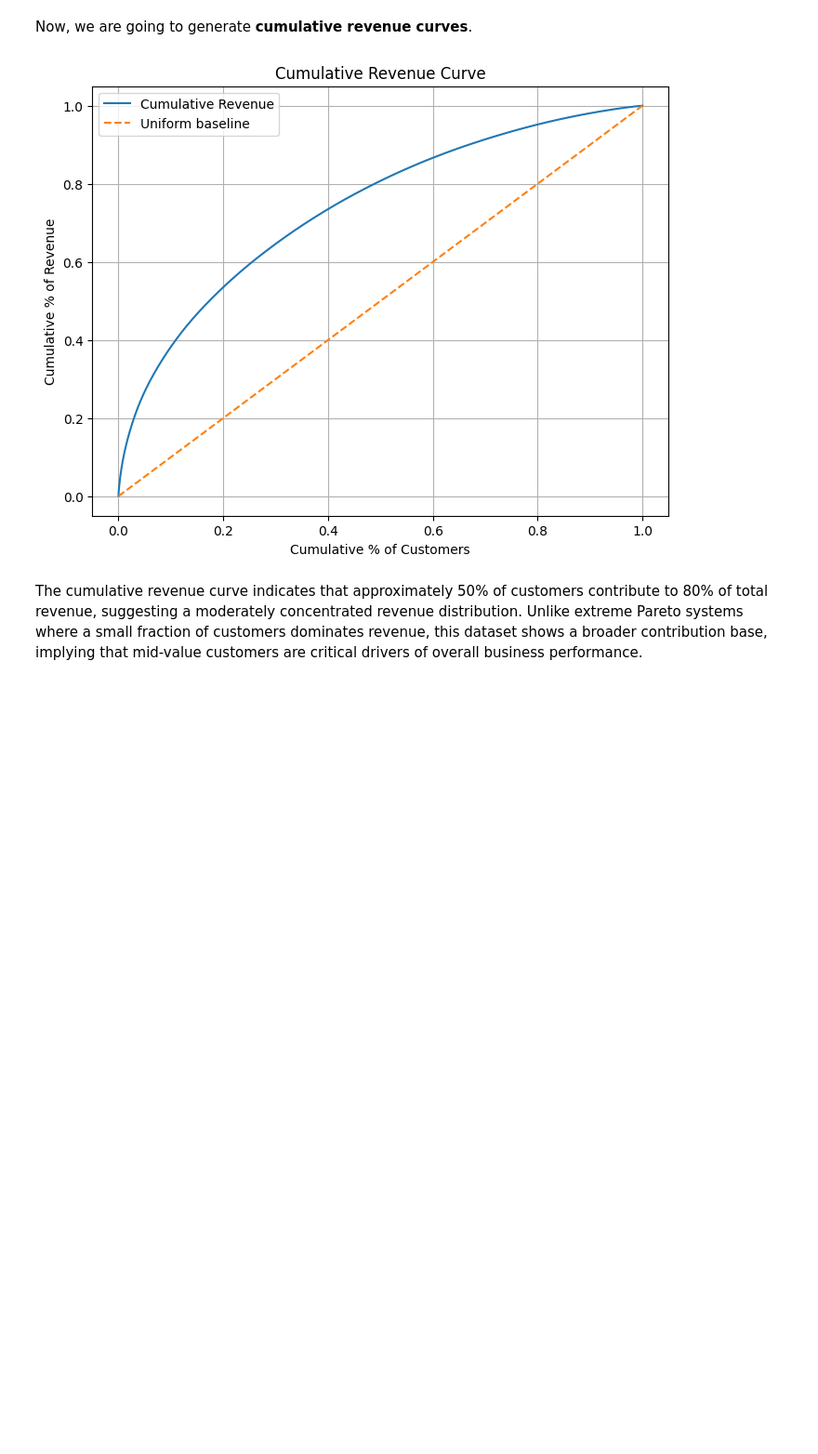
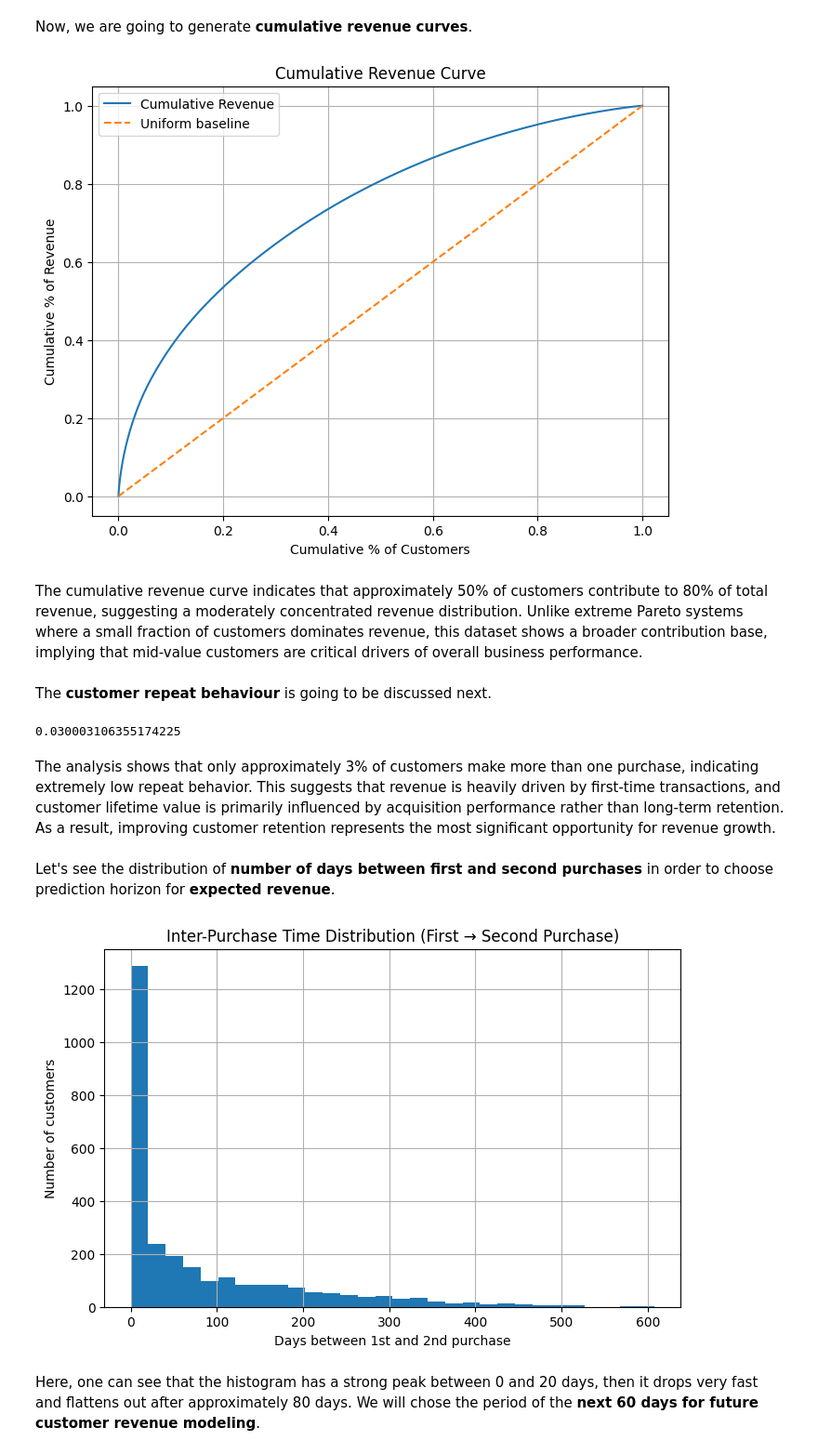
Before and after one commit to VPERepos/DataSciencePortfolio, a Jupyter notebook: CustomerBehaviourAnalysis/CustomerLifetimeValue/CustomerLifetimeValueEDA.ipynb, the cells around one changed output. Shown at 93% size. Drawn from its saved outputs; the diff is of its cells as text; code cells hidden in the pictures; blank space fills up the shorter version.

Commit message:
CLV modeling 1

```diff
--- a/CustomerBehaviourAnalysis/CustomerLifetimeValue/CustomerLifetimeValueEDA.ipynb
+++ b/CustomerBehaviourAnalysis/CustomerLifetimeValue/CustomerLifetimeValueEDA.ipynb
@@ -182,3 +182,64 @@ plt.show()
 [figure]
 # %% [markdown]
 The cumulative revenue curve indicates that approximately 50% of customers contribute to 80% of total revenue, suggesting a moderately concentrated revenue distribution. Unlike extreme Pareto systems where a small fraction of customers dominates revenue, this dataset shows a broader contribution base, implying that mid-value customers are critical drivers of overall business performance.
+# %% [markdown]
+The **customer repeat behaviour** is going to be discussed next.
+# %%
+orders_per_customer = (
+    clv_df.groupby("customer_unique_id")["order_id"]
+    .nunique()
+)
+
+print((orders_per_customer > 1).mean())
+# %% [output]
+0.030003106355174225
+# %% [markdown]
+The analysis shows that only approximately 3% of customers make more than one purchase, indicating extremely low repeat behavior. This suggests that revenue is heavily driven by first-time transactions, and customer lifetime value is primarily influenced by acquisition performance rather than long-term retention. As a result, improving customer retention represents the most significant opportunity for revenue growth.
+# %% [markdown]
+Let's see the distribution of **number of days between first and second purchases** in order to choose prediction horizon for **expected revenue**.
+# %%
+clv_df["order_purchase_timestamp"] = pd.to_datetime(
+    clv_df["order_purchase_timestamp"]
+)
+
+clv_df = clv_df.sort_values(
+    ["customer_unique_id", "order_purchase_timestamp"]
+)
+
+clv_orders = clv_df.drop_duplicates(
+    ["customer_unique_id", "order_id"]
+)
+
+order_counts = clv_orders.groupby("customer_unique_id")["order_id"].transform("count")
+
+repeat_df = clv_orders[order_counts > 1].copy()
+
+repeat_df["prev_purchase"] = repeat_df.groupby("customer_unique_id")[
+    "order_purchase_timestamp"
+].shift(1)
+
+repeat_df["inter_purchase_days"] = (
+    repeat_df["order_purchase_timestamp"] - repeat_df["prev_purchase"]
+).dt.days
+
+first_second_gap = (
+    repeat_df
+    .groupby("customer_unique_id")["inter_purchase_days"]
+    .first()
+    .dropna()
+)
+
+plt.figure(figsize=(8,5))
+
+plt.hist(first_second_gap, bins=30)
+
+plt.xlabel("Days between 1st and 2nd purchase")
+plt.ylabel("Number of customers")
+plt.title("Inter-Purchase Time Distribution (First → Second Purchase)")
+plt.grid(True)
+
+plt.show()
+# %% [output]
+[figure, added]
+# %% [markdown]
+Here, one can see that the histogram has a strong peak between 0 and 20 days, then it drops very fast and flattens out after approximately 80 days. We will chose the period of the **next 60 days for future customer revenue modeling**.
```
Also changed, not shown: parts of 1 cell of this notebook, 2 other files.
